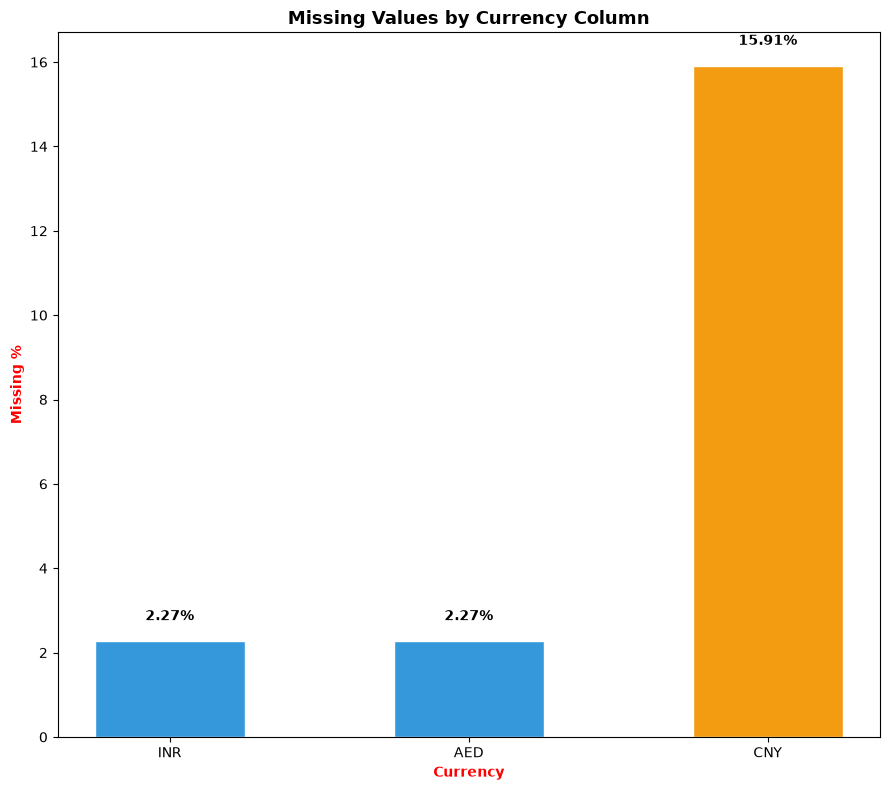
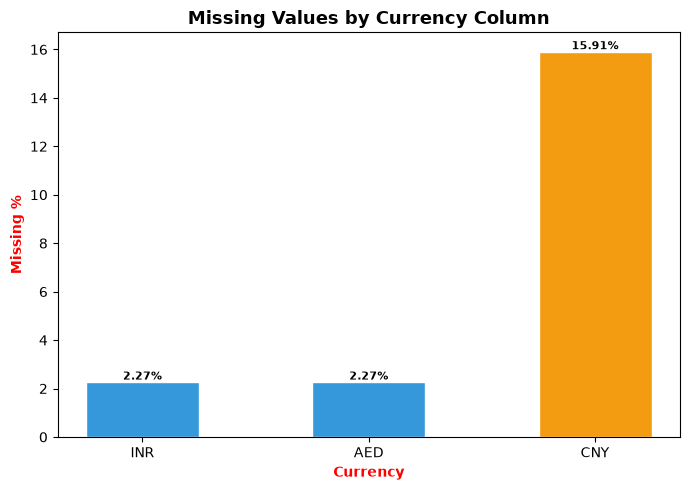
Unified diff of the notebook cell whose output changed from the first chart to the second:
--- before
+++ after
@@ -16,5 +16,5 @@
 cols_with_missing = missing_report[missing_report['Missing Count'] > 0]
 
-fig, ax = plt.subplots(figsize=(9, 8))
+fig, ax = plt.subplots(figsize=(7, 5))
 colors = ['#e74c3c' if v > 30 else '#f39c12' if v > 10 else '#3498db'
           for v in cols_with_missing['Missing %']]
@@ -24,6 +24,6 @@
 
 for bar, val in zip(bars, cols_with_missing['Missing %']):
-    ax.text(bar.get_x() + bar.get_width() / 2, bar.get_height() + 0.5,
-            f'{val}%', ha='center', fontsize=10, fontweight='bold')
+    ax.text(bar.get_x() + bar.get_width() / 2, bar.get_height() + 0.1,
+            f'{val}%', ha='center', fontsize=8, fontweight='bold')
 
 ax.set_ylabel("Missing %",color = "red",fontweight='bold')

Commit: Bar chart Changes